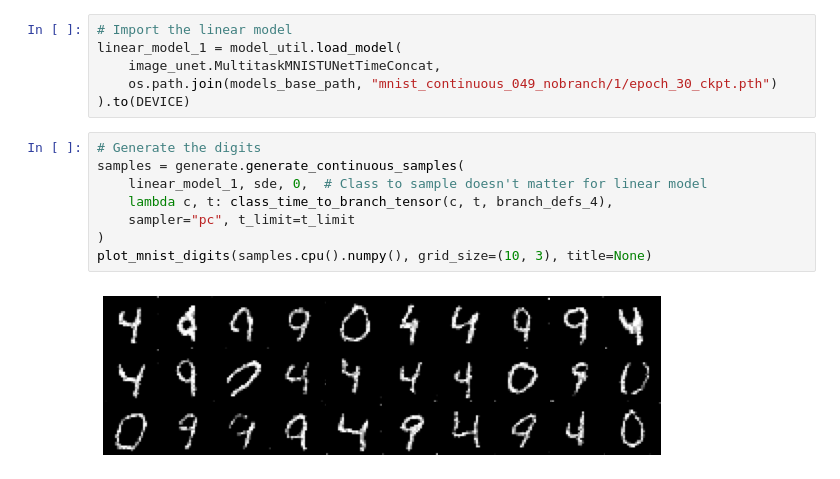
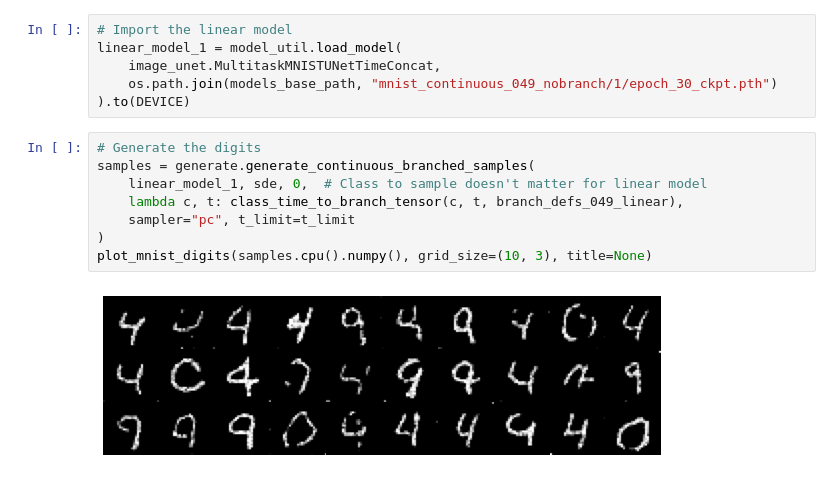
Before and after one commit to Genentech/branched-diffusion, a Jupyter notebook: notebooks/continuous_branched_mnist_efficiency.ipynb, the cells around one changed output. Cells and saved outputs as stored; diff of their text form.

```diff
--- a/notebooks/continuous_branched_mnist_efficiency.ipynb
+++ b/notebooks/continuous_branched_mnist_efficiency.ipynb
@@ -414,14 +423,14 @@ linear_model_1 = model_util.load_model(
 ).to(DEVICE)
 # %%
 # Generate the digits
-samples = generate.generate_continuous_samples(
+samples = generate.generate_continuous_branched_samples(
     linear_model_1, sde, 0,  # Class to sample doesn't matter for linear model
-    lambda c, t: class_time_to_branch_tensor(c, t, branch_defs_4),
+    lambda c, t: class_time_to_branch_tensor(c, t, branch_defs_049_linear),
     sampler="pc", t_limit=t_limit
 )
 plot_mnist_digits(samples.cpu().numpy(), grid_size=(10, 3), title=None)
 # %% [output]
-[figure, old version]
+[figure, new version]
 # %%
 # Introduce new digit to linear model and train
 train_continuous_model.train_ex.run(
```
Also changed, not shown: parts of 24 cells of this notebook, 1 other file.
